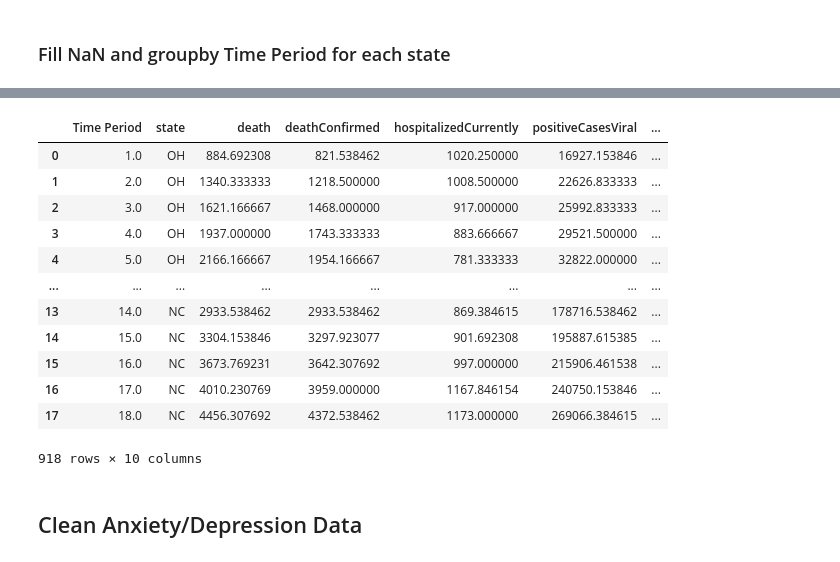
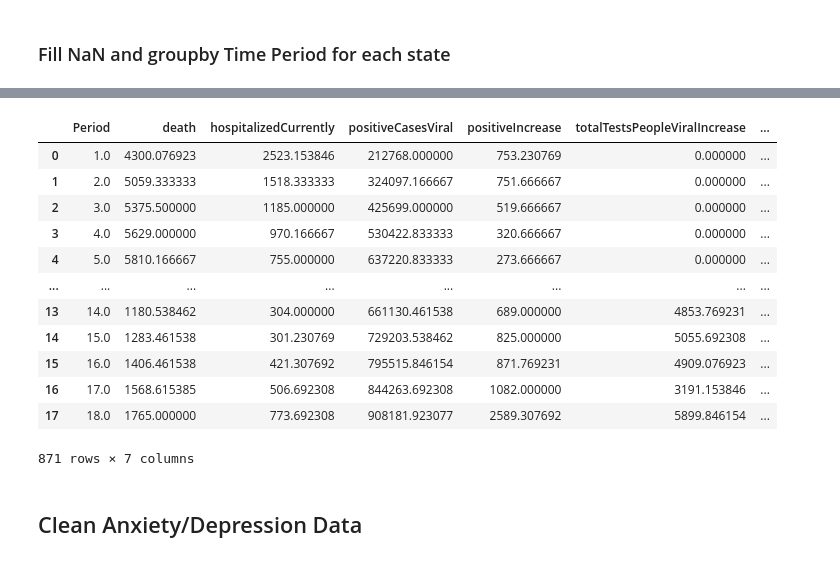
Before and after one commit to sheehy98/CovidMHealth, a Jupyter notebook: clean_data.ipynb, the cells around one changed output, grey strips where cells are left out. Drawn from its saved outputs; the diff is of its cells as text; code cells hidden in the pictures.

```diff
--- a/clean_data.ipynb
+++ b/clean_data.ipynb
@@ -52,3 +18,0 @@ anxiety_depression_data
-# %%
-trips_data = pd.concat([trips_data, trips_data2])
-trips_data
@@ -146,15 +126,15 @@ for index, row in covid_data.iterrows():
     time_periods.append(true_period)
 
 # Add Time Period column to covid_data
-covid_data['Time Period'] = time_periods
+covid_data['Period'] = time_periods
 
 # Make a copy before cleaning
 data = covid_data.copy()
 
 # Remove rows with invalid time periods
-data.drop(data.loc[data['Time Period'] == -1].index, inplace=True)
-data.drop(data.loc[data['Time Period'] == -2].index, inplace=True)
-data.drop(data.loc[data['Time Period'] == np.NaN].index, inplace=True)
+data.drop(data.loc[data['Period'] == -1].index, inplace=True)
+data.drop(data.loc[data['Period'] == -2].index, inplace=True)
+data.drop(data.loc[data['Period'] == np.NaN].index, inplace=True)
 # %%
 states = list(set(data['state'].values))
 final_states = [item for item in states if item not in remove_states]
@@ -162,11 +145,19 @@ final_states = [item for item in states if item not in remove_states]
 ### Fill NaN and groupby Time Period for each state
 # %%
 clean_data = []
+
+data["death"] = data[["death", "deathConfirmed"]].max(axis=1)
+data["positiveCasesViral"] = data[["positiveCasesViral", "totalTestsViral", "totalTestsPeopleViral"]].max(axis=1)
+clean_df = data.drop(columns=["deathConfirmed", "totalTestsViral", "totalTestsPeopleViral"])
+
 for state in final_states:
-    state_data = data.loc[data['state'] == state]
-    print(state_data)
-    exit()
-    # TODO fill NaN by state
-    state_data = state_data.groupby(['Time Period', 'state']).mean().reset_index()
+    state_data = clean_df.loc[clean_df['state'] == state]
+    state_data = state_data.groupby(['Period', 'state']).mean().reset_index()
     clean_data.append(state_data)
+
 clean_df = pd.concat(clean_data)
+clean_df = clean_df.dropna()
+covid_df = clean_df.copy()
+
+covid_df['State'] = covid_df['state']
+covid_df = covid_df.drop('state', axis=1)
@@ -191,17 +164 @@ clean_df = pd.concat(clean_data)
-# %%
-clean_df
-# %% [output]
-|  | Time Period | state | death | deathConfirmed | hospitalizedCurrently | positiveCasesViral | ... |
-| 0 | 1.0 | OH | 884.692308 | 821.538462 | 1020.250000 | 16927.153846 | ... |
-| 1 | 2.0 | OH | 1340.333333 | 1218.500000 | 1008.500000 | 22626.833333 | ... |
-| 2 | 3.0 | OH | 1621.166667 | 1468.000000 | 917.000000 | 25992.833333 | ... |
-| 3 | 4.0 | OH | 1937.000000 | 1743.333333 | 883.666667 | 29521.500000 | ... |
-| 4 | 5.0 | OH | 2166.166667 | 1954.166667 | 781.333333 | 32822.000000 | ... |
-| ... | ... | ... | ... | ... | ... | ... | ... |
-| 13 | 14.0 | NC | 2933.538462 | 2933.538462 | 869.384615 | 178716.538462 | ... |
-| 14 | 15.0 | NC | 3304.153846 | 3297.923077 | 901.692308 | 195887.615385 | ... |
-| 15 | 16.0 | NC | 3673.769231 | 3642.307692 | 997.000000 | 215906.461538 | ... |
-| 16 | 17.0 | NC | 4010.230769 | 3959.000000 | 1167.846154 | 240750.153846 | ... |
-| 17 | 18.0 | NC | 4456.307692 | 4372.538462 | 1173.000000 | 269066.384615 | ... |
-918 rows × 10 columns
 # %%
@@ -209,3 +166,19 @@ clean_df.to_csv("Clean_Data/clean_covid_data.csv", index= False)
+# %%
+covid_df
+# %% [output]
+|  | Period | death | hospitalizedCurrently | positiveCasesViral | positiveIncrease | totalTestsPeopleViralIncrease | ... |
+| 0 | 1.0 | 4300.076923 | 2523.153846 | 212768.000000 | 753.230769 | 0.000000 | ... |
+| 1 | 2.0 | 5059.333333 | 1518.333333 | 324097.166667 | 751.666667 | 0.000000 | ... |
+| 2 | 3.0 | 5375.500000 | 1185.000000 | 425699.000000 | 519.666667 | 0.000000 | ... |
+| 3 | 4.0 | 5629.000000 | 970.166667 | 530422.833333 | 320.666667 | 0.000000 | ... |
+| 4 | 5.0 | 5810.166667 | 755.000000 | 637220.833333 | 273.666667 | 0.000000 | ... |
+| ... | ... | ... | ... | ... | ... | ... | ... |
+| 13 | 14.0 | 1180.538462 | 304.000000 | 661130.461538 | 689.000000 | 4853.769231 | ... |
+| 14 | 15.0 | 1283.461538 | 301.230769 | 729203.538462 | 825.000000 | 5055.692308 | ... |
+| 15 | 16.0 | 1406.461538 | 421.307692 | 795515.846154 | 871.769231 | 4909.076923 | ... |
+| 16 | 17.0 | 1568.615385 | 506.692308 | 844263.692308 | 1082.000000 | 3191.153846 | ... |
+| 17 | 18.0 | 1765.000000 | 773.692308 | 908181.923077 | 2589.307692 | 5899.846154 | ... |
+871 rows × 7 columns
 # %% [markdown]
 ## Clean Anxiety/Depression Data
 # %%
```
Also changed, not shown: parts of 27 cells of this notebook, 4 other files.
